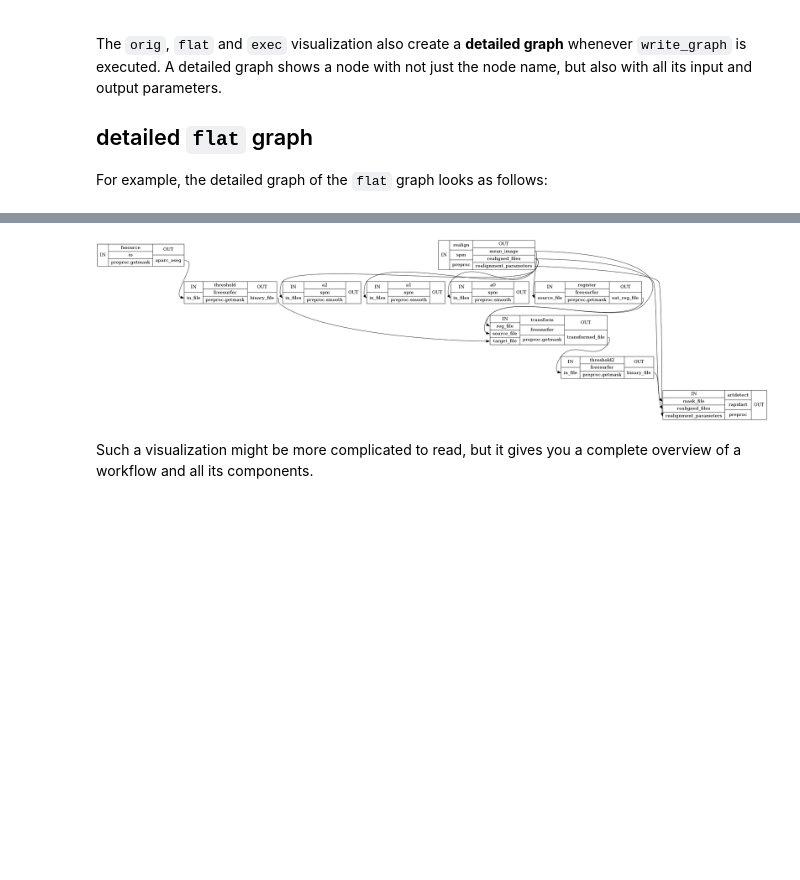
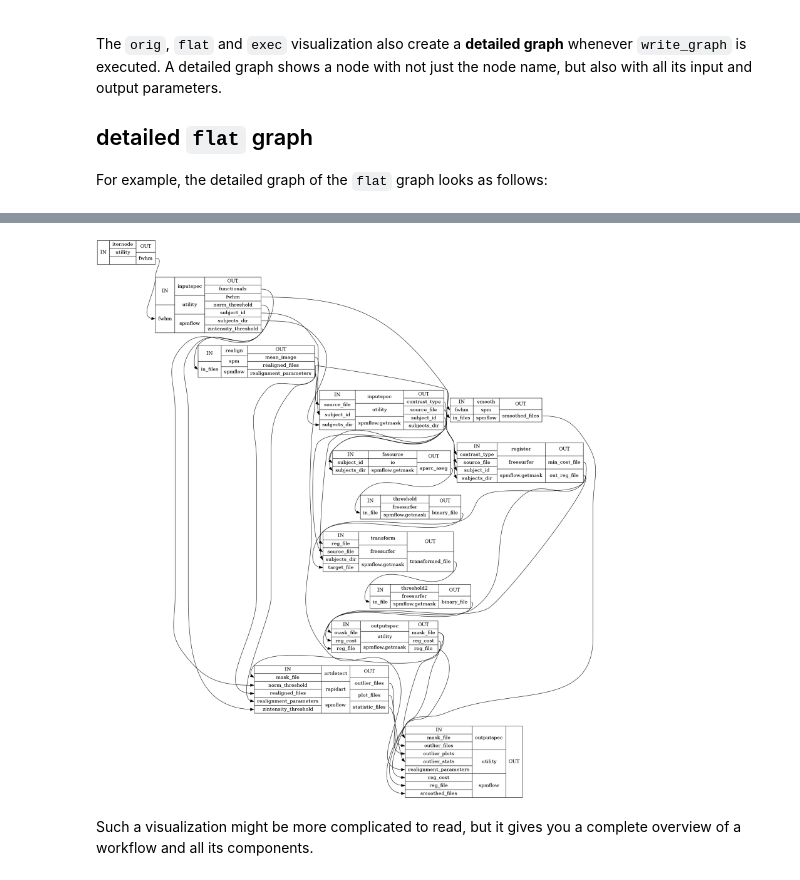
Before and after one commit to siyunb/Mount_Code, a Jupyter notebook: Nipype_tutorial/notebooks/basic_graph_visualization.ipynb, the cells around one changed output, grey strips where cells are left out. Drawn from its saved outputs; the diff is of its cells as text; code cells hidden in the pictures; blank space fills up the shorter version.

```diff
--- a/Nipype_tutorial/notebooks/basic_graph_visualization.ipynb
+++ b/Nipype_tutorial/notebooks/basic_graph_visualization.ipynb
@@ -42,7 +42,7 @@ inputNode = Node(IdentityInterface(fields=['fwhm']), name='iternode')
 inputNode.iterables = ('fwhm', [4, 6, 8])
 
 # Connect inputNode and spmflow in a workflow
-metaflow = Workflow(name='metaflow', base_dir='/home/neuro/Result/Nipype_tutorial/sub-01/working_dir')
+metaflow = Workflow(name='metaflow', base_dir='/home/neuro/Result/Nipype_tutorial/working_dir')
 metaflow.connect(inputNode, "fwhm", spmflow, "inputspec.fwhm")
 # %% [markdown]
 # ``orig`` graph
@@ -129,6 +123,6 @@ The ``orig``, ``flat`` and ``exec`` visualization also create a **detailed graph
 
 For example, the detailed graph of the ``flat`` graph looks as follows:
 # %%
-from IPython.display import Image
-Image(filename="/home/neuro/Result/Nipype_tutorial/sub-01/working_dir/metaflow/graph_flat_detailed.png")
+metaflow.write_graph(graph2use='flat', dotfilename='graph_flat.dot')
+Image(filename="/home/neuro/Result/Nipype_tutorial/working_dir/metaflow/graph_flat_detailed.png")
 # %% [output]
@@ -135,4 +131,4 @@ Image(filename="/home/neuro/Result/Nipype_tutorial/sub-01/working_dir/metaflow/g
-[figure, old version]
+[figure, new version]
 # %% [markdown]
 Such a visualization might be more complicated to read, but it gives you a complete overview of a workflow and all its components.
 # %% [markdown]
```
Also changed, not shown: parts of 12 cells of this notebook, 4 other files.
